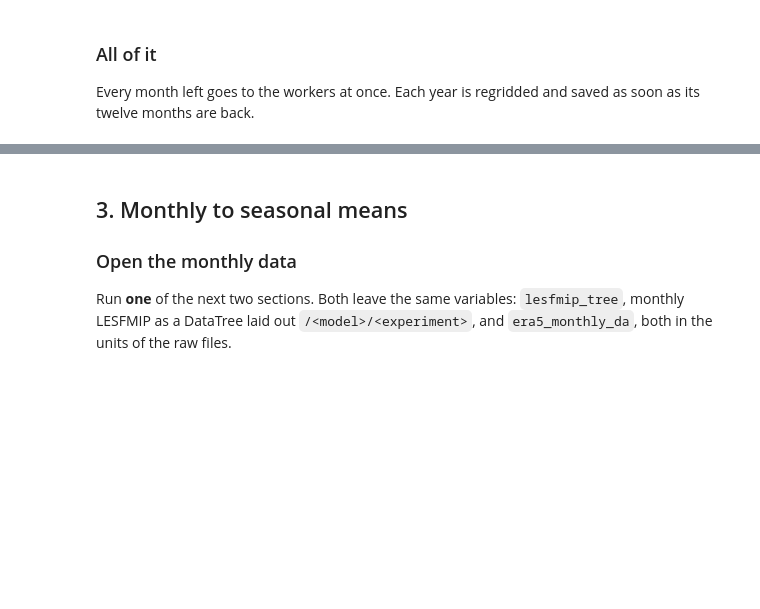
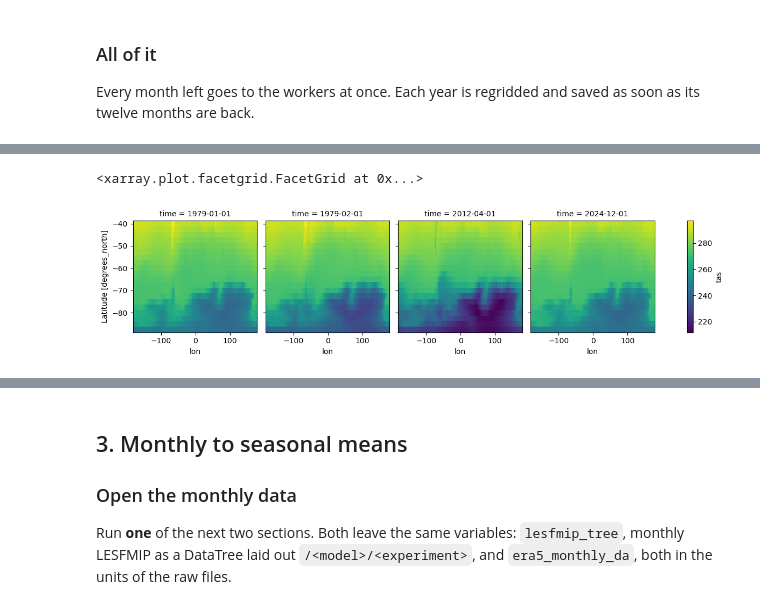
Before and after one commit to alexborowiak/ExtAnt-initial, a Jupyter notebook: notebooks/01_process_data.ipynb, the cells around one changed output, grey strips where cells are left out. Saved outputs shown, nothing was run; the diff lists cells and outputs as text; code cells hidden in the pictures; blank space fills up the shorter version.

Commit message:
Run with figures

```diff
--- a/notebooks/01_process_data.ipynb
+++ b/notebooks/01_process_data.ipynb
@@ -230,2 +331,7 @@ era5_monthly_da
+# %%
+era5_monthly_da.isel(time=[0, 1, 399, -1]).plot(col='time')
+# %% [output]
+<xarray.plot.facetgrid.FacetGrid at 0x...>
+[figure, added]
 # %%
 era5_monthly_da.sel(**config.POINT).plot(figsize=(14, 3));
```
Also changed, not shown: parts of 33 cells of this notebook, 4 other files.
